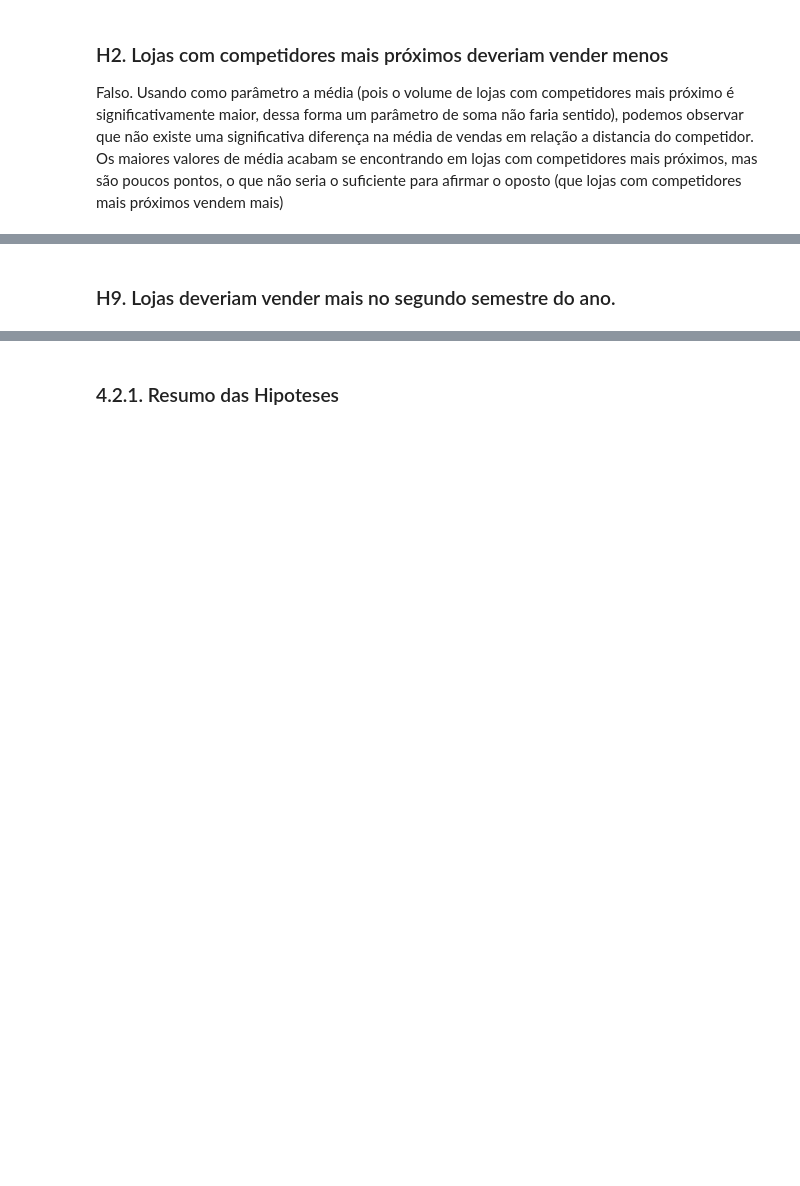
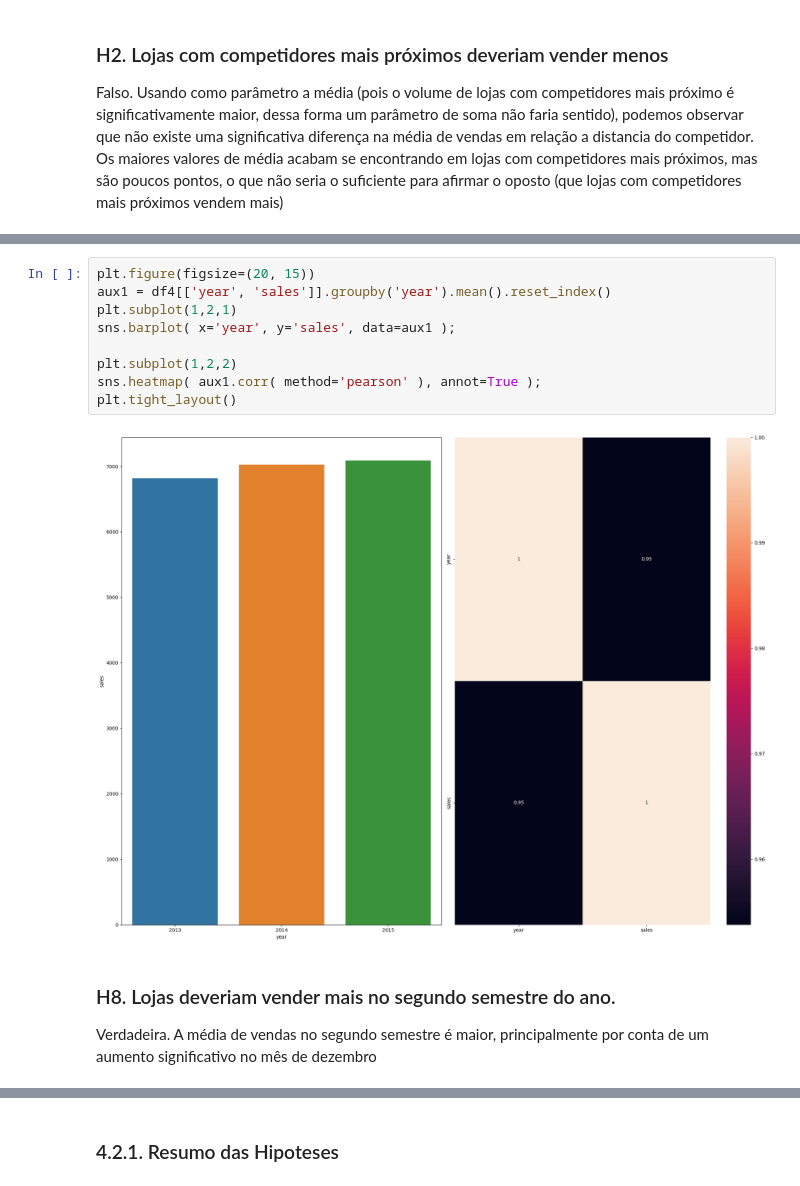
Before and after one commit to MicheleLopes/ds_em_producao, a Jupyter notebook: Untitled.ipynb, the cells around one changed output, grey strips where cells are left out. Saved outputs shown, nothing was run; the diff lists cells and outputs as text; blank space fills up the shorter version.

```diff
--- a/Untitled.ipynb
+++ b/Untitled.ipynb
@@ -522,2 +533,14 @@ plt.tight_layout()
+# %%
+plt.figure(figsize=(20, 15))
+aux1 = df4[['year', 'sales']].groupby('year').mean().reset_index()
+plt.subplot(1,2,1)
+sns.barplot( x='year', y='sales', data=aux1 );
+
+plt.subplot(1,2,2)
+sns.heatmap( aux1.corr( method='pearson' ), annot=True );
+plt.tight_layout()
+# %% [output]
+[figure, added]
 # %% [markdown]
-### H9. Lojas deveriam vender mais no segundo semestre do ano.
+### H8. Lojas deveriam vender mais no segundo semestre do ano.
+Verdadeira. A média de vendas no segundo semestre é maior, principalmente por conta de um aumento significativo no mês de dezembro
```
Also changed, not shown: parts of 34 cells of this notebook.
